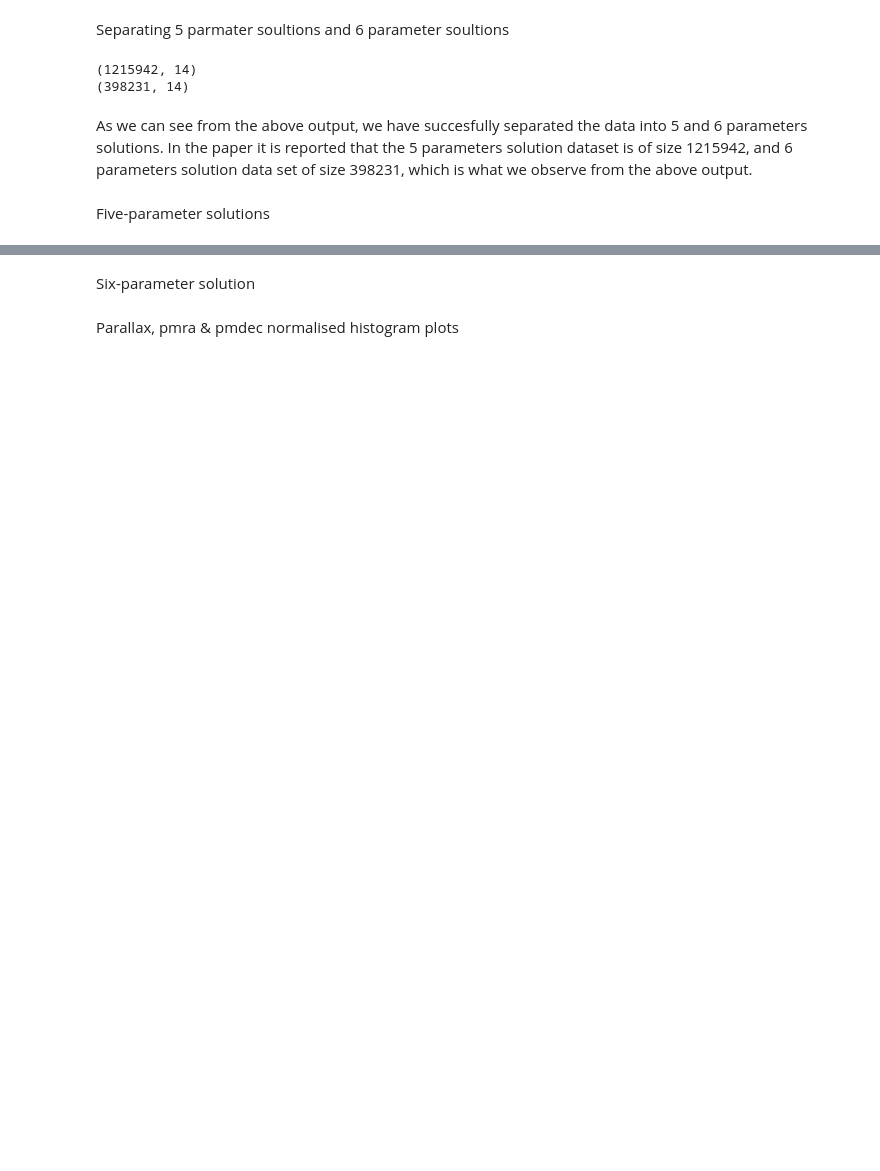
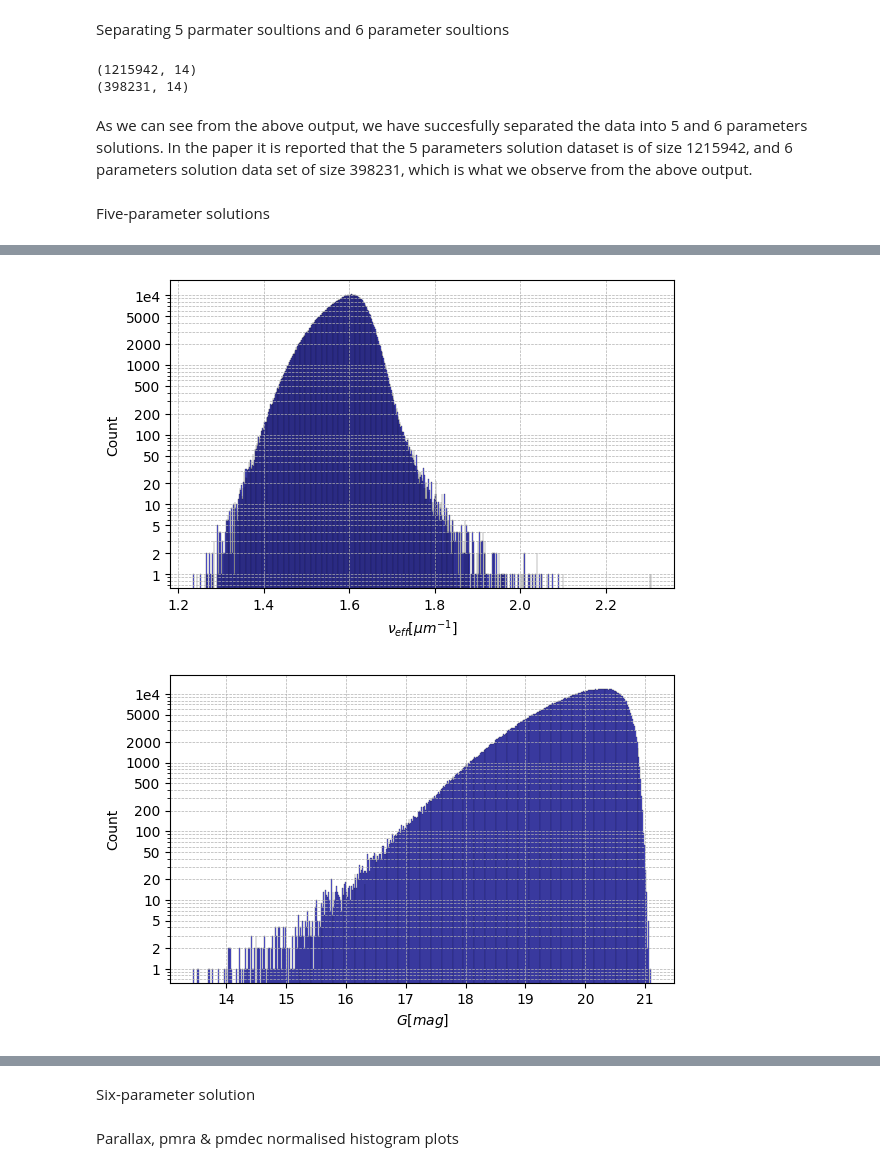
Before and after one commit to MatteoMancini01/Gaia_EDR3, a Jupyter notebook: NoteBook.ipynb, the cells around one changed output, grey strips where cells are left out. Cells and saved outputs as stored; diff of their text form; code cells hidden in the pictures; blank space fills up the shorter version.

```diff
--- a/NoteBook.ipynb
+++ b/NoteBook.ipynb
@@ -118,5 +103,9 @@ import matplotlib.pyplot as plt
+# %%
+df_5param = load_qso_dataframe()
+df_5param_filtered = load_filtered_qso_df()
 # %%
 # Collecting columns individually from dataset df
 data_nu_eff = df_5param['nu_eff_used_in_astrometry'].dropna()
 data_G = df_5param['phot_g_mean_mag'].dropna()
 data_RUWE = df_5param['ruwe'].dropna()
+data_RUWE_filtered = df_5param_filtered['ruwe'].dropna()
@@ -167,0 +112,76 @@ Text(0, 0.5, 'Count')
+# %%
+import matplotlib.pyplot as plt
+from matplotlib.ticker import LogLocator
+import numpy as np
+
+y = [1,2,5,10,20,50,100, 200, 500, 1000, 2000, 5000, 1e4]
+label = [1,2,5,10,20,50,100, 200, 500, 1000, 2000, 5000, '1e4']
+# Efficient wavenumber plot
+plt.figure(figsize=(6.5, 4))
+plt.hist(data_nu_eff, bins=1000, density=False, alpha=0.6, histtype='bar', color='b', edgecolor='black', linewidth=0.3)
+plt.yscale('log')
+plt.grid(True, which='both', linestyle='--', linewidth=0.5)
+#plt.title('Efficient wavenumber count')
+plt.xlabel(r'$\nu_{eff}[\mu m^{-1}]$')
+plt.ylabel('Count')
+plt.yticks(y, labels=label)
+plt.savefig("plots/main_plots/eff_wavenumber_count.png", dpi=300, bbox_inches='tight')
+plt.show()
+
+# G-band magnitude plot
+plt.figure(figsize=(6.5, 4))
+plt.hist(data_G, bins=500, density=False, alpha=0.6, histtype='bar', log=True, color='b', edgecolor='black', linewidth=0.3)
+plt.grid(True, which='both', linestyle='--', linewidth=0.5)
+#plt.title("Mean magnitude in Gaia's G-band count")
+plt.xlabel(r'$G[mag]$')
+plt.ylabel('Count')
+plt.yticks(y, labels=label)
+plt.savefig("plots/main_plots/Gband_count.png", dpi=300, bbox_inches='tight')
+plt.show()
+
+
+# RUWE plot
+y = [1,2,5,10,20,50,100, 200, 500, 1000, 2000, 5000, 1e4, 2e4]
+label = [1,2,5,10,20,50,100, 200, 500, 1000, 2000, 5000, '1e4', '2e4']
+x = [1,2,3,4,5,10]
+plt.figure(figsize=(6.5, 4))
+plt.hist(data_RUWE, bins=5000, density=False, alpha=0.6, histtype='bar', log=True, color='b', edgecolor='black', linewidth=0.3)
+plt.grid(True, which='both', linestyle='--', linewidth=0.5)
+#plt.title('RUWE count')
+plt.xlabel(r'$RUWE$')
+plt.ylabel('Count')
+plt.gca().yaxis.set_major_locator(LogLocator(base=10.0, subs=[1.0, 2.0, 5.0], numticks=100))
+plt.xscale('log')
+plt.xticks(x, labels=x)
+plt.yticks(y, labels=label)
+plt.savefig("plots/main_plots/ruwe_count.png", dpi=300, bbox_inches='tight')
+plt.show()
+
+plt.figure(figsize=(6.5, 4))
+plt.hist(data_RUWE_filtered, bins=5000, density=False, alpha=0.6, histtype='bar', log=True, color='red', edgecolor='black', linewidth=0.3)
+plt.grid(True, which='both', linestyle='--', linewidth=0.5)
+plt.title('RUWE count')
+plt.xlabel(r'$RUWE$')
+plt.ylabel('Count')
+plt.gca().yaxis.set_major_locator(LogLocator(base=10.0, subs=[1.0, 2.0, 5.0], numticks=100))
+plt.xscale('log')
+plt.xticks(x, labels=x)
+plt.yticks(y, labels=label)
+plt.savefig("plots/main_plots/ruwe_count_filtered.png", dpi=300, bbox_inches='tight')
+plt.show()
+
+plt.figure(figsize=(6.5, 4))
+plt.hist(data_RUWE - data_RUWE_filtered, bins=5000, density=False, alpha=0.6, histtype='bar', log=True, color='red', edgecolor='black', linewidth=0.3)
+plt.grid(True, which='both', linestyle='--', linewidth=0.5)
+#plt.title('RUWE count')
+plt.xlabel(r'$RUWE$ Resifual')
+plt.ylabel('Count')
+plt.gca().yaxis.set_major_locator(LogLocator(base=10.0, subs=[1.0, 2.0, 5.0], numticks=100))
+plt.xscale('log')
+#plt.xticks(x, labels=x)
+plt.yticks(y, labels=label)
+plt.savefig("plots/main_plots/ruwe_count_residual.png", dpi=300, bbox_inches='tight')
+plt.show()
+# %% [output]
+[figure, added]
+[figure, added]
```
Also changed, not shown: parts of 66 cells of this notebook, 18 other files.
